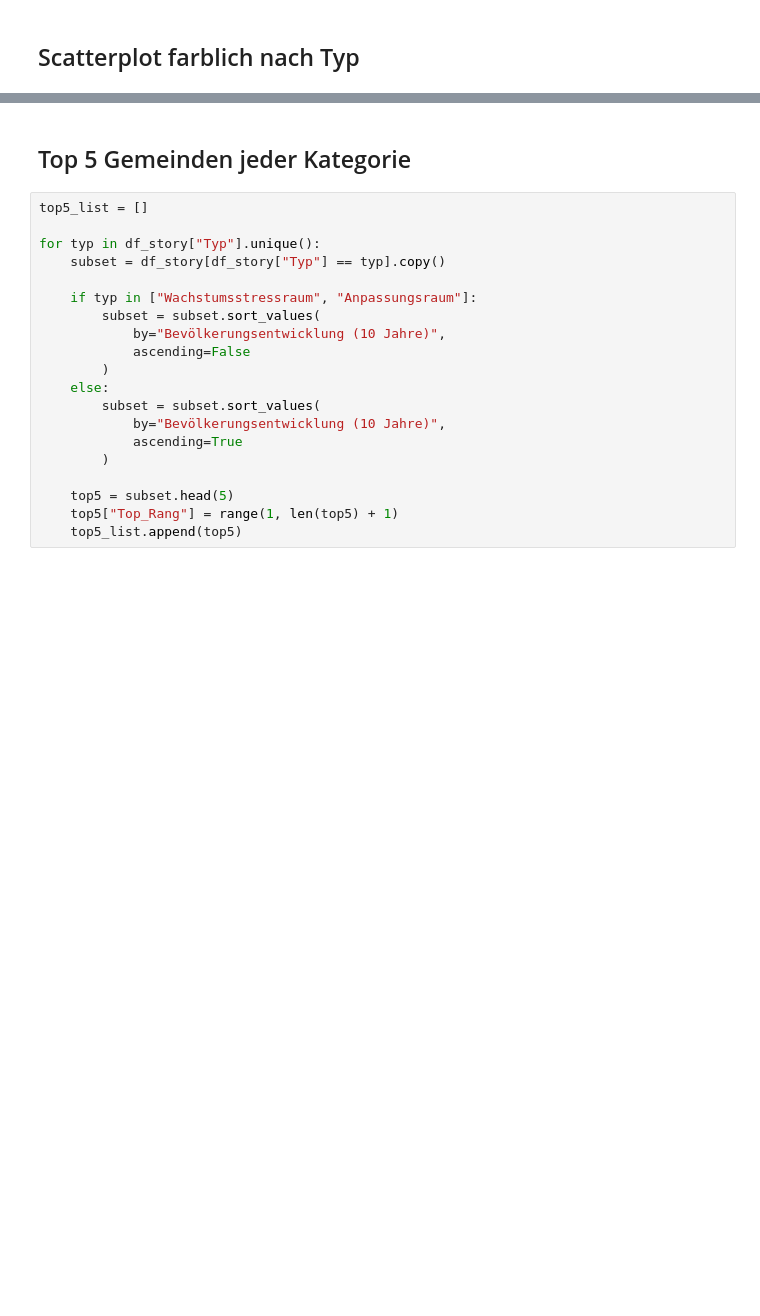
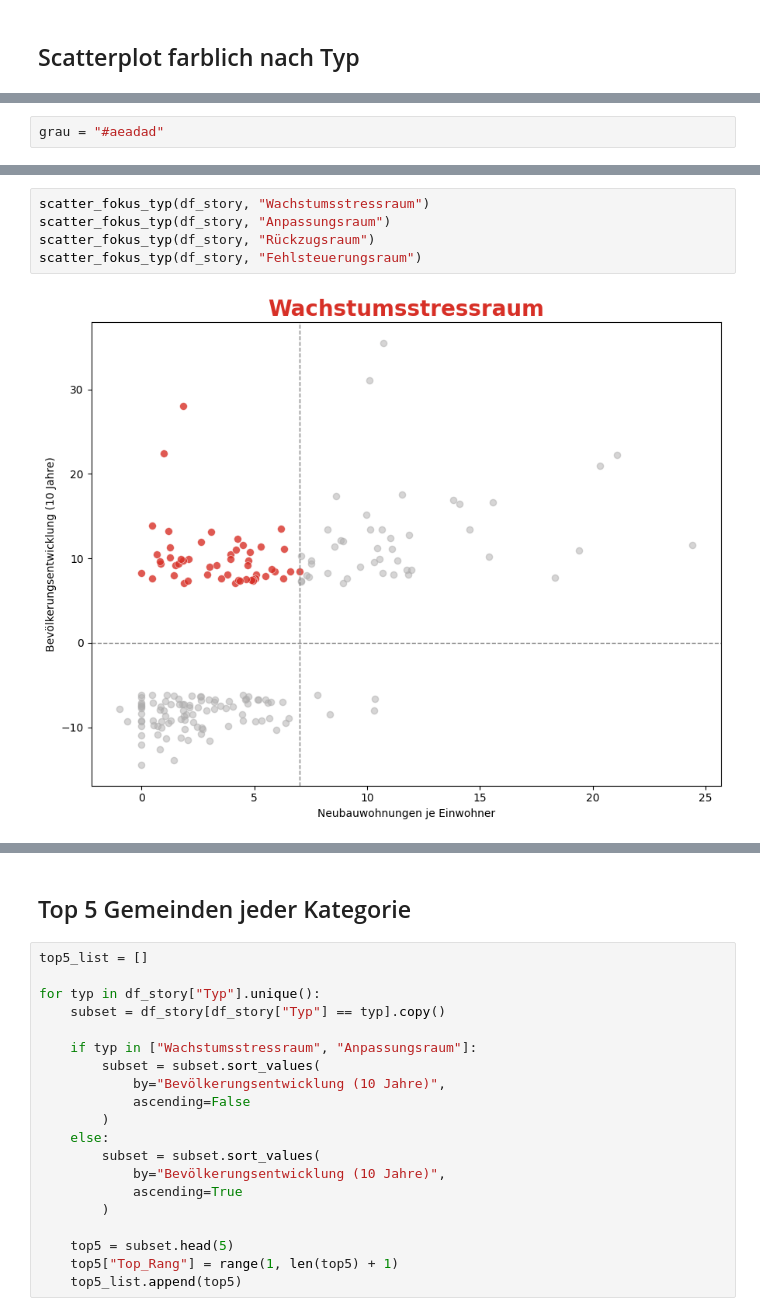
Before and after one commit to lea1nett/datenvisualisierung, a Jupyter notebook: inkar_load.ipynb, the cells around one changed output, grey strips where cells are left out. Saved outputs shown, nothing was run; the diff lists cells and outputs as text; blank space fills up the shorter version.

```diff
--- a/inkar_load.ipynb
+++ b/inkar_load.ipynb
@@ -665,0 +687,2 @@ plt.show()
+# %%
+grau = "#aeadad"
@@ -665,0 +732,7 @@ plt.show()
+# %%
+scatter_fokus_typ(df_story, "Wachstumsstressraum")
+scatter_fokus_typ(df_story, "Anpassungsraum")
+scatter_fokus_typ(df_story, "Rückzugsraum")
+scatter_fokus_typ(df_story, "Fehlsteuerungsraum")
+# %% [output]
+[figure, added]
```
Also changed, not shown: parts of 27 cells of this notebook.
